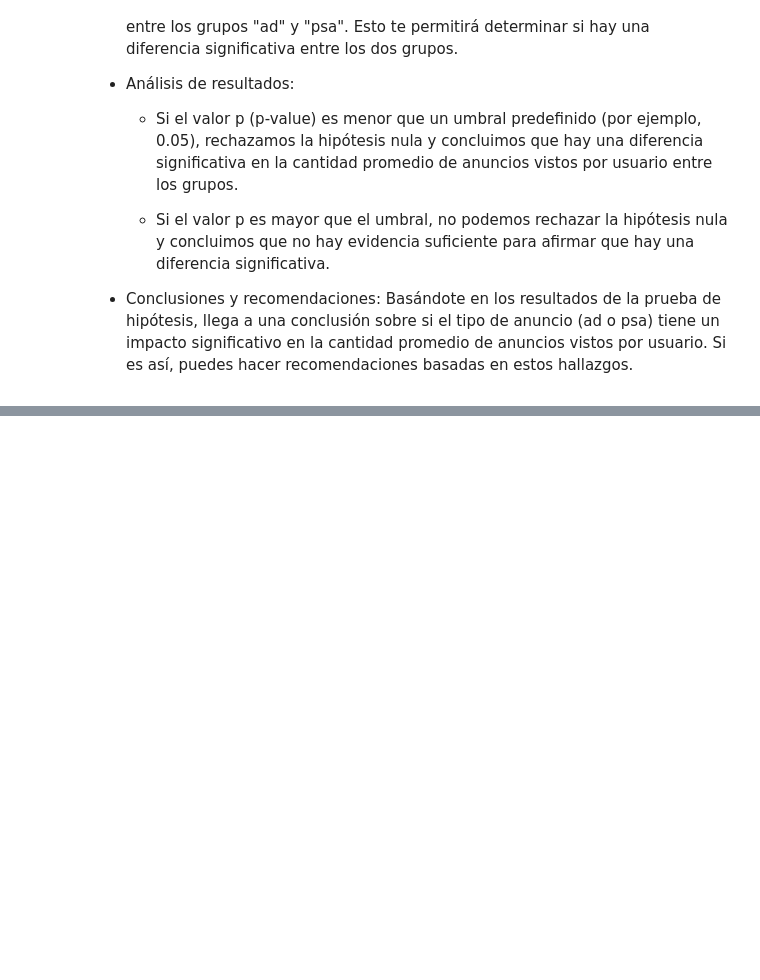
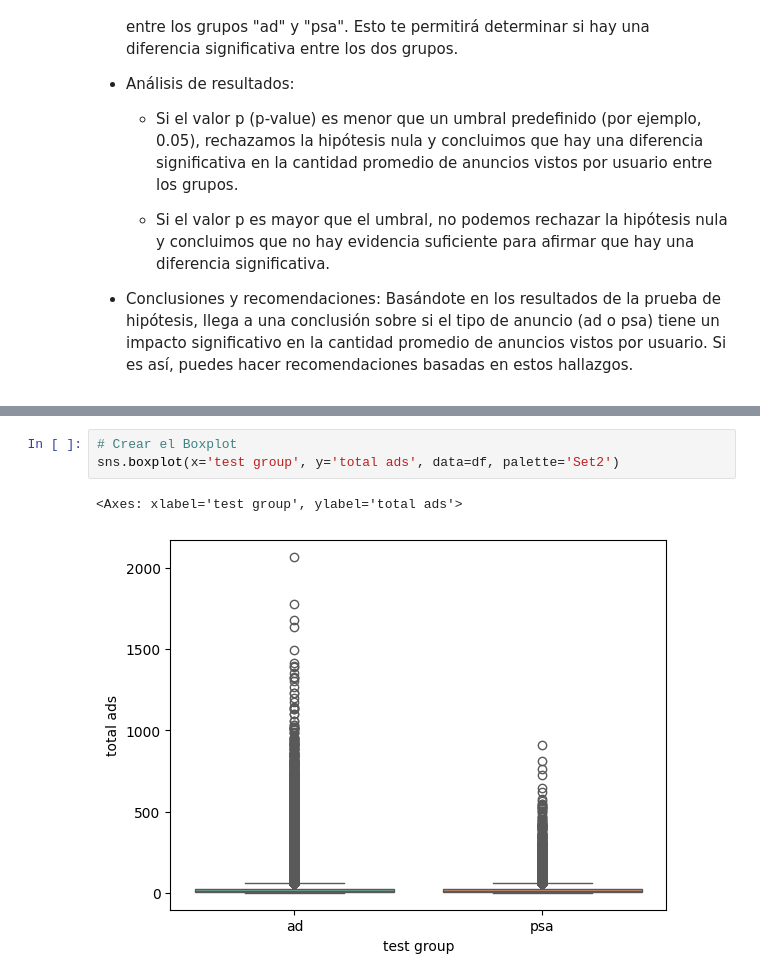
Before and after one commit to Aniitaa7/pairprogramming-mod-3-ANA_YOLANDA, a Jupyter notebook: 4-testing-pairprogramming-mod-3-ANA_YOLANDA.ipynb, the cells around one changed output, grey strips where cells are left out. Cells and saved outputs as stored; diff of their text form; blank space fills up the shorter version.

```diff
--- a/4-testing-pairprogramming-mod-3-ANA_YOLANDA.ipynb
+++ b/4-testing-pairprogramming-mod-3-ANA_YOLANDA.ipynb
@@ -220,0 +248,6 @@ En este caso, vamos a realizar un experimento para comparar la cantidad promedio
+# %%
+# Crear el Boxplot
+sns.boxplot(x='test group', y='total ads', data=df, palette='Set2')
+# %% [output]
+<Axes: xlabel='test group', ylabel='total ads'>
+[figure, added]
```
Also changed, not shown: parts of 4 cells of this notebook.
